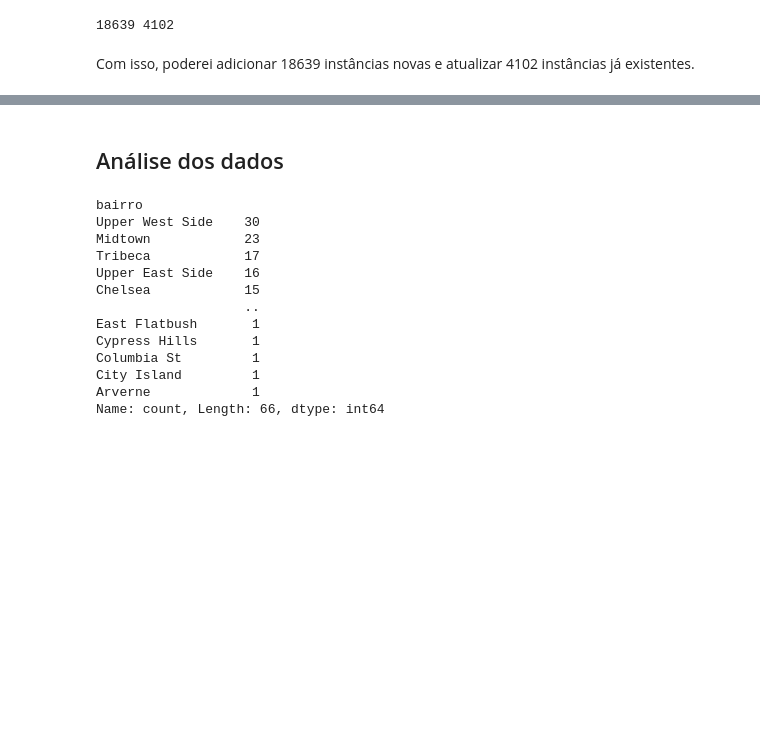
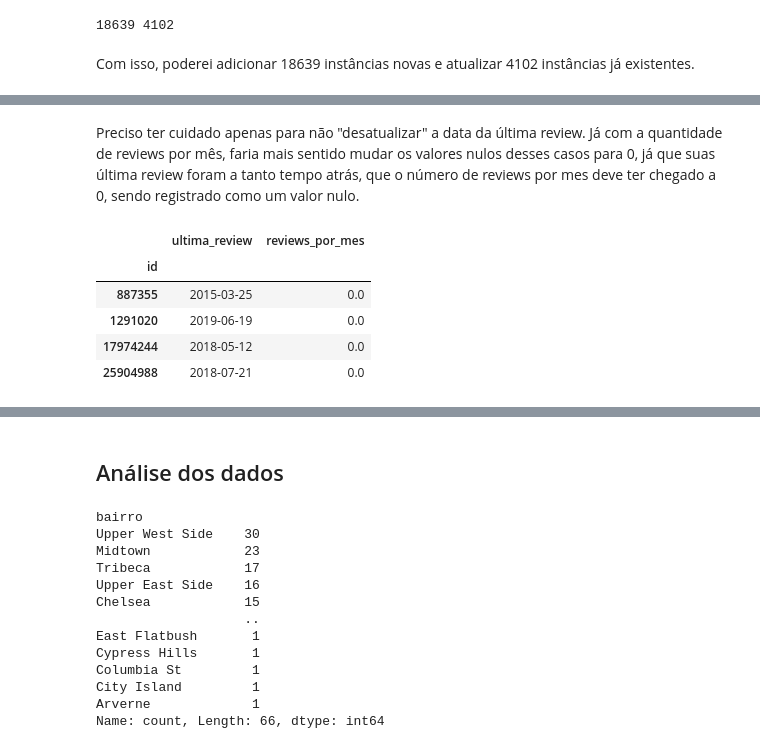
Before and after one commit to pedrobslima/LH_CD_PEDROBARROSDESOUZALIMA, a Jupyter notebook: incidium.ipynb, the cells around one changed output, grey strips where cells are left out. Drawn from its saved outputs; the diff is of its cells as text; code cells hidden in the pictures; blank space fills up the shorter version.

Commit message:
Merge old & new data

```diff
--- a/incidium.ipynb
+++ b/incidium.ipynb
@@ -231,0 +238,13 @@ teste['price_y'].notna().sum()
+# %% [markdown]
+Preciso ter cuidado apenas para não "desatualizar" a data da última review. Já com a quantidade de reviews por mês, faria mais sentido mudar os valores nulos desses casos para 0, já que suas última review foram a tanto tempo atrás, que o número de reviews por mes deve ter chegado a 0, sendo registrado como um valor nulo.
+# %%
+lost_reviews = teste.loc[ult_mask, ['id', 'ultima_review_x', 'reviews_por_mes_y']].fillna(0).set_index('id')
+lost_reviews.columns = ['ultima_review', 'reviews_por_mes']
+lost_reviews
+# %% [output]
+|  | ultima_review | reviews_por_mes |
+| id |  |  |
+| 887355 | 2015-03-25 | 0.0 |
+| 1291020 | 2019-06-19 | 0.0 |
+| 17974244 | 2018-05-12 | 0.0 |
+| 25904988 | 2018-07-21 | 0.0 |
```
Also changed, not shown: parts of 11 cells of this notebook.
